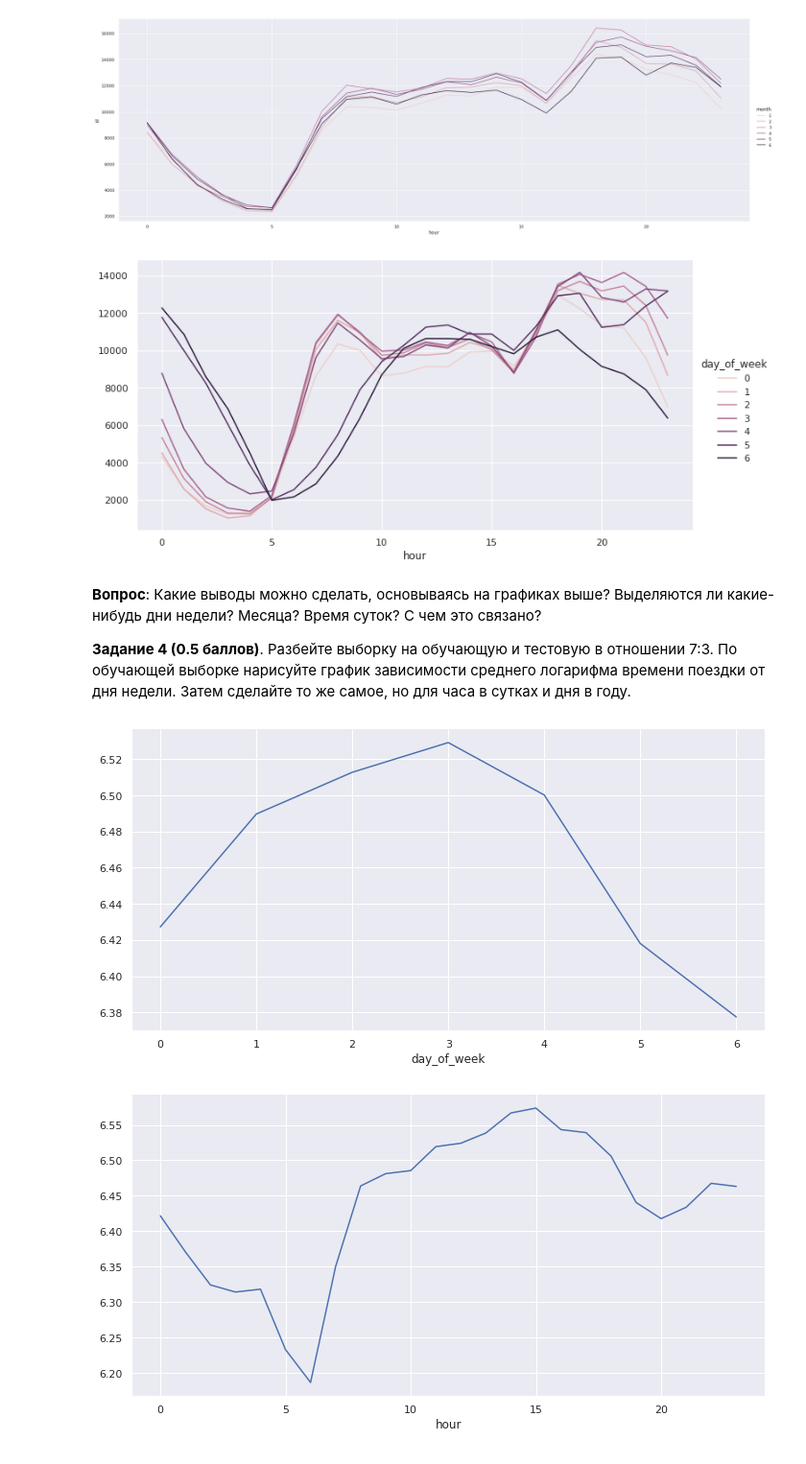
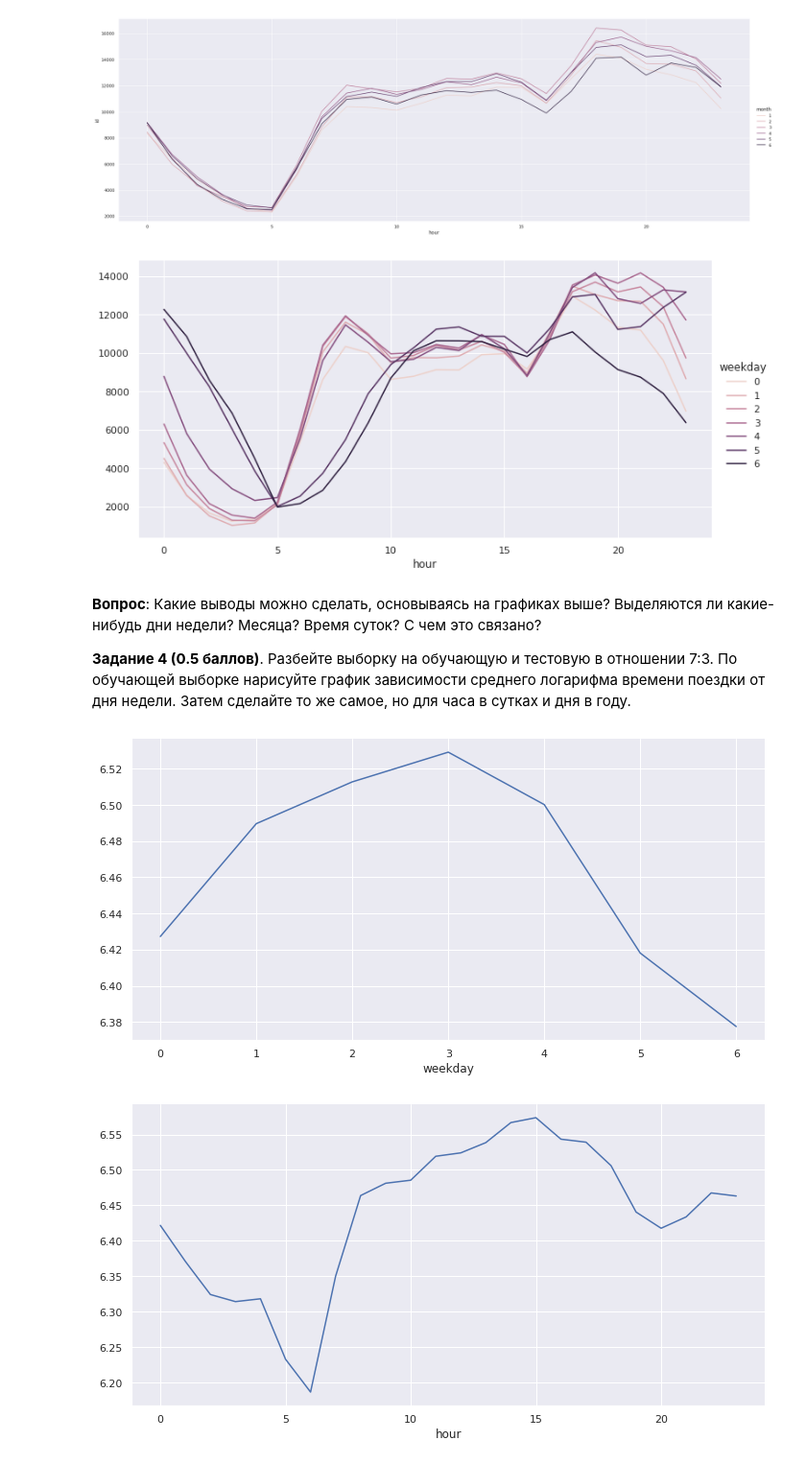
Before and after one commit to HeySlava/hse_course, a Jupyter notebook: homework2/homework2_slava.ipynb, the cells around one changed output. Shown at 96% size. Saved outputs shown, nothing was run; the diff lists cells and outputs as text; code cells hidden in the pictures.

```diff
--- a/homework2/homework2_slava.ipynb
+++ b/homework2/homework2_slava.ipynb
@@ -65,5 +65,3 @@ train.head(2)
 |  | id | vendor_id | pickup_datetime | dropoff_datetime | passenger_count | pickup_longitude | ... |
 | 0 | id2875421 | 2 | 2016-03-14 17:24:55 | 2016-03-14 17:32:30 | 1 | -73.982155 | ... |
 | 1 | id2377394 | 1 | 2016-06-12 00:43:35 | 2016-06-12 00:54:38 | 1 | -73.980415 | ... |
-# %%
-train['pickup_datetime'] = pd.to_datetime(train['pickup_datetime'])
@@ -74,4 +67,0 @@ TypeError: unsupported operand type(s) for -: 'str' and 'Timestamp'
-# %%
-train['pickup_datetime'] = pd.to_datetime(train['pickup_datetime'])
-# %%
-train['dropoff_datetime'] = pd.to_datetime(train['dropoff_datetime'])
@@ -119,7 +105,7 @@ start_mse
 
 **Задание 2 (0.25 баллов)**. Для начала давайте посмотрим, сколько всего было поездок в каждый из дней. Постройте график зависимости количества поездок от дня в году (например, можно воспользоваться `sns.countplot`):
 # %%
-train['day_of_week'] = train.pickup_datetime.dt.dayofweek
+train['weekday'] = train.pickup_datetime.dt.dayofweek
 train['number_of_week'] = train.pickup_datetime.dt.isocalendar().week
 train['month'] = train.pickup_datetime.dt.month
 train['hour'] = train.pickup_datetime.dt.hour
@@ -166,15 +152,15 @@ ax = sns.relplot(data=train.groupby(['month', 'hour'])['id'].nunique().reset_ind
 # %% [output]
 [figure]
 # %%
-ax=sns.relplot(data=train.groupby('day_of_week')['hour'].value_counts(),
+ax=sns.relplot(data=train.groupby('weekday')['hour'].value_counts(),
                x="hour",
-               y=train.groupby('day_of_week')['hour'].value_counts().values,
-               hue="day_of_week",
+               y=train.groupby('weekday')['hour'].value_counts().values,
+               hue="weekday",
                height=5,
                aspect=2,
                kind="line")
 # %% [output]
-[figure, old version]
+[figure, new version]
 # %% [markdown]
 **Вопрос**: Какие выводы можно сделать, основываясь на графиках выше? Выделяются ли какие-нибудь дни недели? Месяца? Время суток? С чем это связано?
 
@@ -189,14 +175,14 @@ train['anom2'] = train['day_of_year'].apply(lambda x: int(x == 24))
 # %%
 X_train, X_test = train_test_split(train, test_size=0.3, random_state=10)
 
-sns.relplot(data=X_train.groupby('day_of_week')['log_trip_duration'].mean(),
-            x='day_of_week',
-            y = X_train.groupby('day_of_week')['log_trip_duration'].mean().values,
+sns.relplot(data=X_train.groupby('weekday')['log_trip_duration'].mean(),
+            x='weekday',
+            y = X_train.groupby('weekday')['log_trip_duration'].mean().values,
             kind='line',
             height=5,
             aspect=2);
 # %% [output]
-[figure, old version]
+[figure, new version]
 # %%
 sns.relplot(data=X_train.groupby('hour')['log_trip_duration'].mean(),
             x='hour',
```
Also changed, not shown: parts of 7 cells of this notebook, 1 other file.
